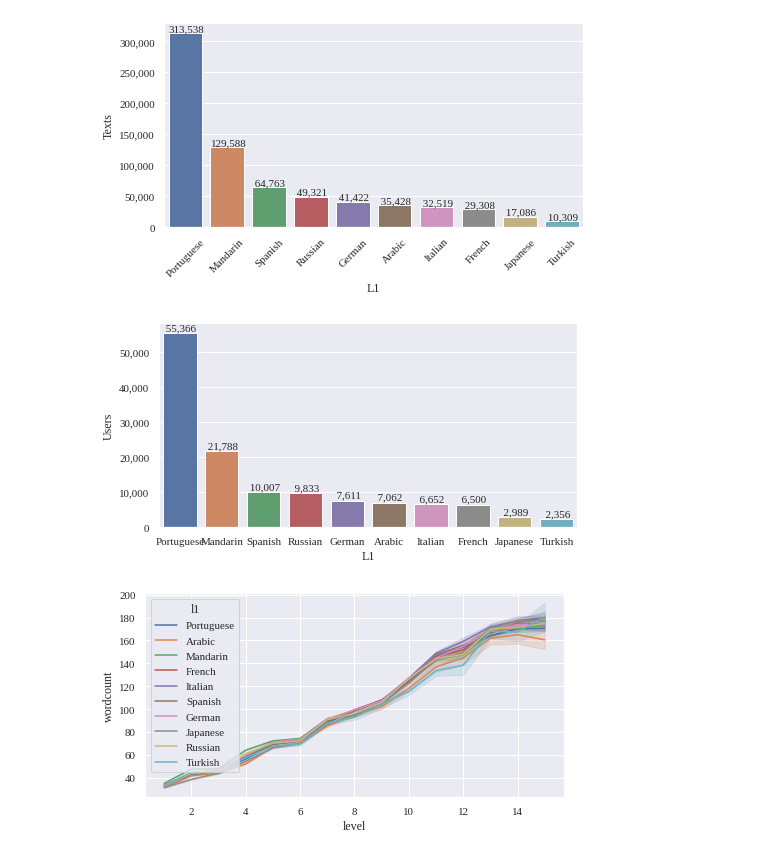
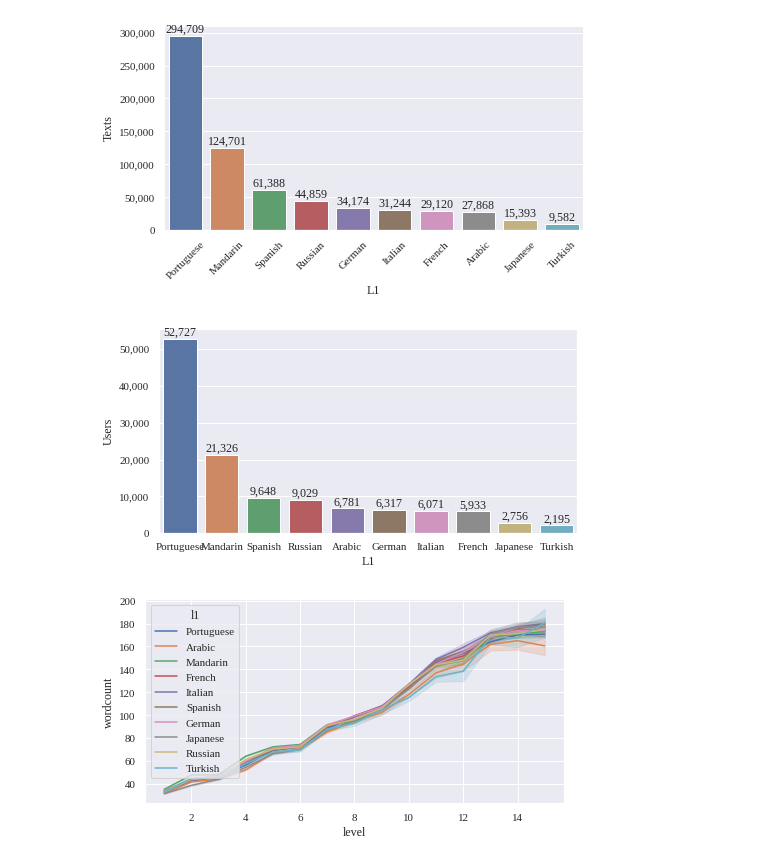
Before and after one commit to langdonholmes/nli-transformers-showcase, a Jupyter notebook: src/explore_data.ipynb, the cells around one changed output. Drawn from its saved outputs; the diff is of its cells as text; code cells hidden in the pictures.

```diff
--- a/src/explore_data.ipynb
+++ b/src/explore_data.ipynb
@@ -3,20 +3,31 @@ import pandas as pd
 import matplotlib.pyplot as plt
 %matplotlib inline
 import seaborn as sns
+import seaborn.objects as so
+
 sns.set_theme(font='Liberation Serif',
               rc={'figure.figsize': (7.5,3.75),
-                  'font.size': 11,
+                  'font.size': 12,
                  })
 
 from pathlib import Path
 # from spellchecker import SpellChecker
 import string
-
-
-DATA = Path.cwd().parent / 'data'
-EFCAMDAT = DATA / 'efcamdat_shatz_distro.parquet'
 # %%
 df = pd.read_parquet('../data/efcamdat_shatz_distro.parquet')
+print(df.shape)
+cefrType = pd.CategoricalDtype(categories=['A1',
+                                           'A2',
+                                           'B1',
+                                           # 'B2',
+                                           # 'C1',
+                                          ],
+                               ordered=True
+                              )
+l1Type = pd.CategoricalDtype(categories=['Portuguese', 'Mandarin', 'Russian', 'Spanish', 'Arabic', 'German'],
+                             ordered=True)
+df['cefr'] = df.cefr.astype(cefrType)
+df = df.loc[df['cefr'].notna()] # removes unused CEFR from dataframe
 df.shape
 # %% [output]
 (723282, 25)
@@ -23,27 +64,24 @@ df.shape
 # %%
 comma_formatter = lambda x, _: f'{int(x):,d}'
 
 g = sns.countplot(x=df.l1,
-                    order=df.l1.value_counts().sort_values(ascending=False).index)
+                  order=df.l1.value_counts().sort_values(ascending=False).index)
 
 g.axes.yaxis.set_major_formatter(comma_formatter)
-for p in g.patches:
-    g.annotate('{: >7,d}'.format(int(p.get_height())), (p.get_x(), p.get_height()+3000))
-
-g.axes.set_xticklabels(fig.get_xticklabels(), rotation=45)
+g.bar_label(g.containers[0], labels=[f'{int(v.get_height()):,d}' for v in g.containers[0]])
+g.axes.set_xticklabels(g.get_xticklabels(), rotation=45)
 g.set(xlabel='L1', ylabel='Texts')
 plt.savefig('../images/texts-by-language-bar.png', dpi=300)
 # %% [output]
-[figure, old version]
+[figure, new version]
 # %%
 g = sns.barplot(data=df.groupby(['l1']).learner_id.nunique().sort_values(ascending=False).to_frame().reset_index(), x='l1', y='learner_id')
 g.axes.yaxis.set_major_formatter(comma_formatter)
-for p in g.patches:
-    g.annotate('{: >7,}'.format(int(p.get_height())), (p.get_x(), p.get_height()+800))
+g.bar_label(g.containers[0], labels=[f'{int(v.get_height()):,d}' for v in g.containers[0]])
 g.set(xlabel='L1', ylabel='Users')
 plt.savefig('../images/users-by-language-bar.png', dpi=300)
 # %% [output]
-[figure, old version]
+[figure, new version]
 # %%
 g = sns.lineplot(data=df.reset_index(), x='level', y='wordcount', hue='l1')
 plt.show()
```
Also changed, not shown: parts of 3 cells of this notebook, 5 other files.
